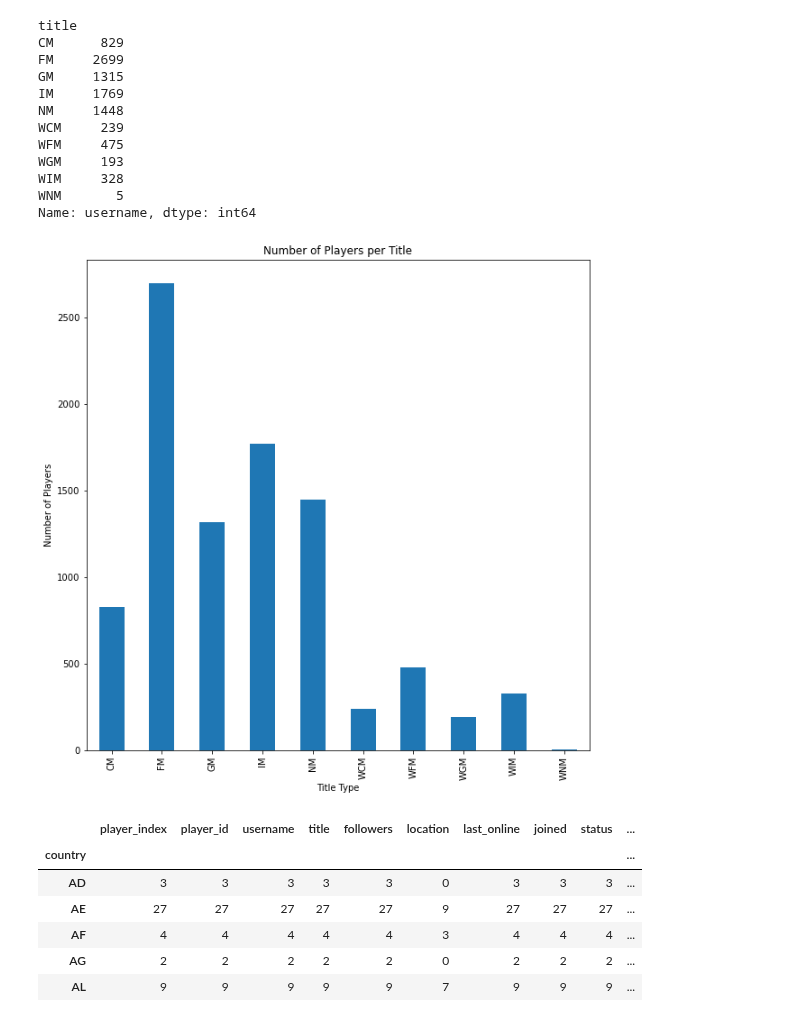
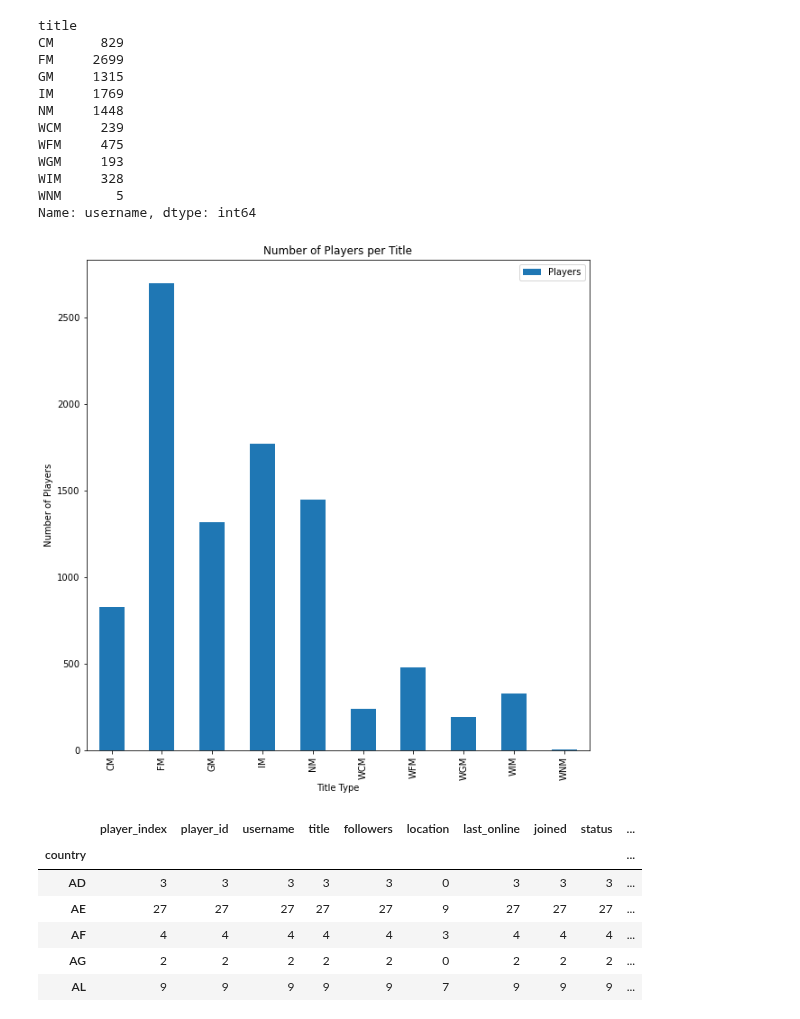
Before and after one commit to melissamonroe/who-plays-chess, a Jupyter notebook: titled_players_data.ipynb, the cells around one changed output. Cells and saved outputs as stored; diff of their text form; code cells hidden in the pictures.

```diff
--- a/titled_players_data.ipynb
+++ b/titled_players_data.ipynb
@@ -118,11 +119,12 @@ Name: username, dtype: int64
 # %%
 title_counts.plot.bar(figsize=(10,10))
 plt.ylabel("Number of Players")
 plt.xlabel("Title Type")
 plt.title("Number of Players per Title")
+plt.legend(["Players"])
 plt.show()
 # %% [output]
-[figure, old version]
+[figure, new version]
 # %%
 grouped_titled_country_count_df = titled_details_df.groupby(["country"])
 country_count_titled_df= grouped_titled_country_count_df.count()
```
Also changed, not shown: parts of 2 cells of this notebook.
